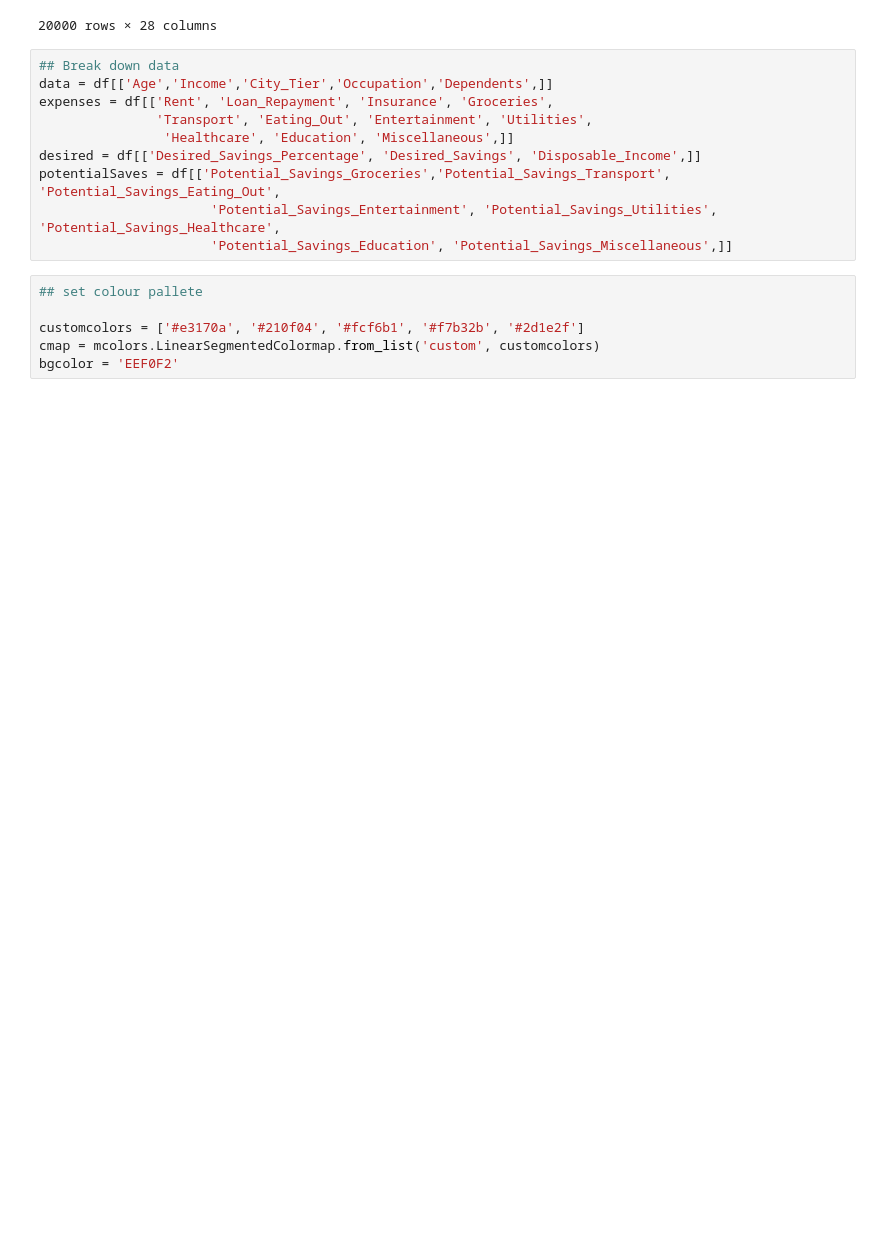
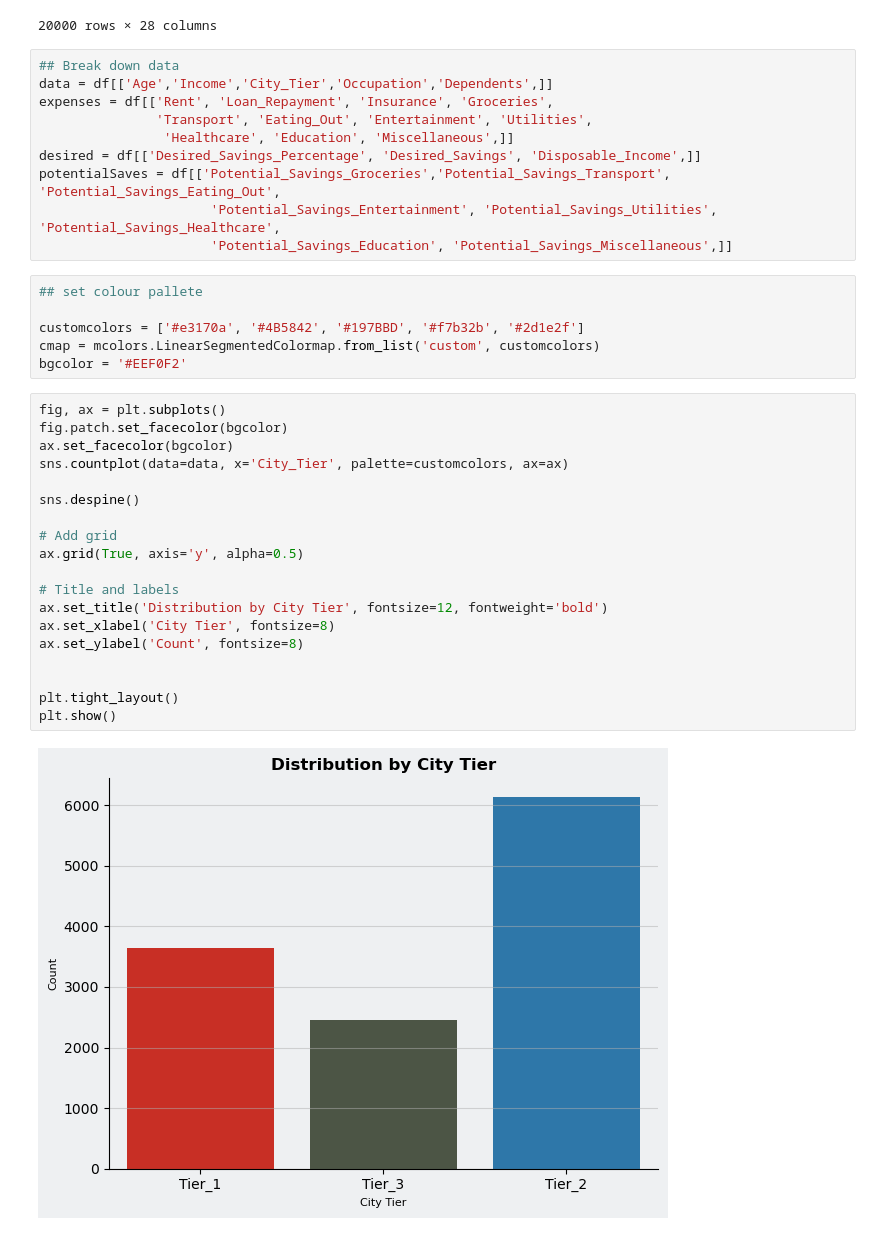
Before and after one commit to KiranJCodes/GithubProjects, a Jupyter notebook: Spening Habits/Spending Habits.ipynb, the cells around one changed output. Saved outputs shown, nothing was run; the diff lists cells and outputs as text; blank space fills up the shorter version.

Commit message:
cleaned data

```diff
--- a/Spening Habits/Spending Habits.ipynb
+++ b/Spening Habits/Spending Habits.ipynb
@@ -103,6 +150,27 @@ potentialSaves = df[['Potential_Savings_Groceries','Potential_Savings_Transport'
 # %%
 ## set colour pallete
 
-customcolors = ['#e3170a', '#210f04', '#fcf6b1', '#f7b32b', '#2d1e2f']
+customcolors = ['#e3170a', '#4B5842', '#197BBD', '#f7b32b', '#2d1e2f']
 cmap = mcolors.LinearSegmentedColormap.from_list('custom', customcolors)
-bgcolor = 'EEF0F2'
+bgcolor = '#EEF0F2'
+# %%
+fig, ax = plt.subplots()
+fig.patch.set_facecolor(bgcolor)
+ax.set_facecolor(bgcolor)
+sns.countplot(data=data, x='City_Tier', palette=customcolors, ax=ax)
+
+sns.despine()
+
+# Add grid
+ax.grid(True, axis='y', alpha=0.5)
+
+# Title and labels
+ax.set_title('Distribution by City Tier', fontsize=12, fontweight='bold')
+ax.set_xlabel('City Tier', fontsize=8)
+ax.set_ylabel('Count', fontsize=8)
+
+
+plt.tight_layout()
+plt.show()
+# %% [output]
+[figure, added]
```
Also changed, not shown: parts of 12 cells of this notebook.
